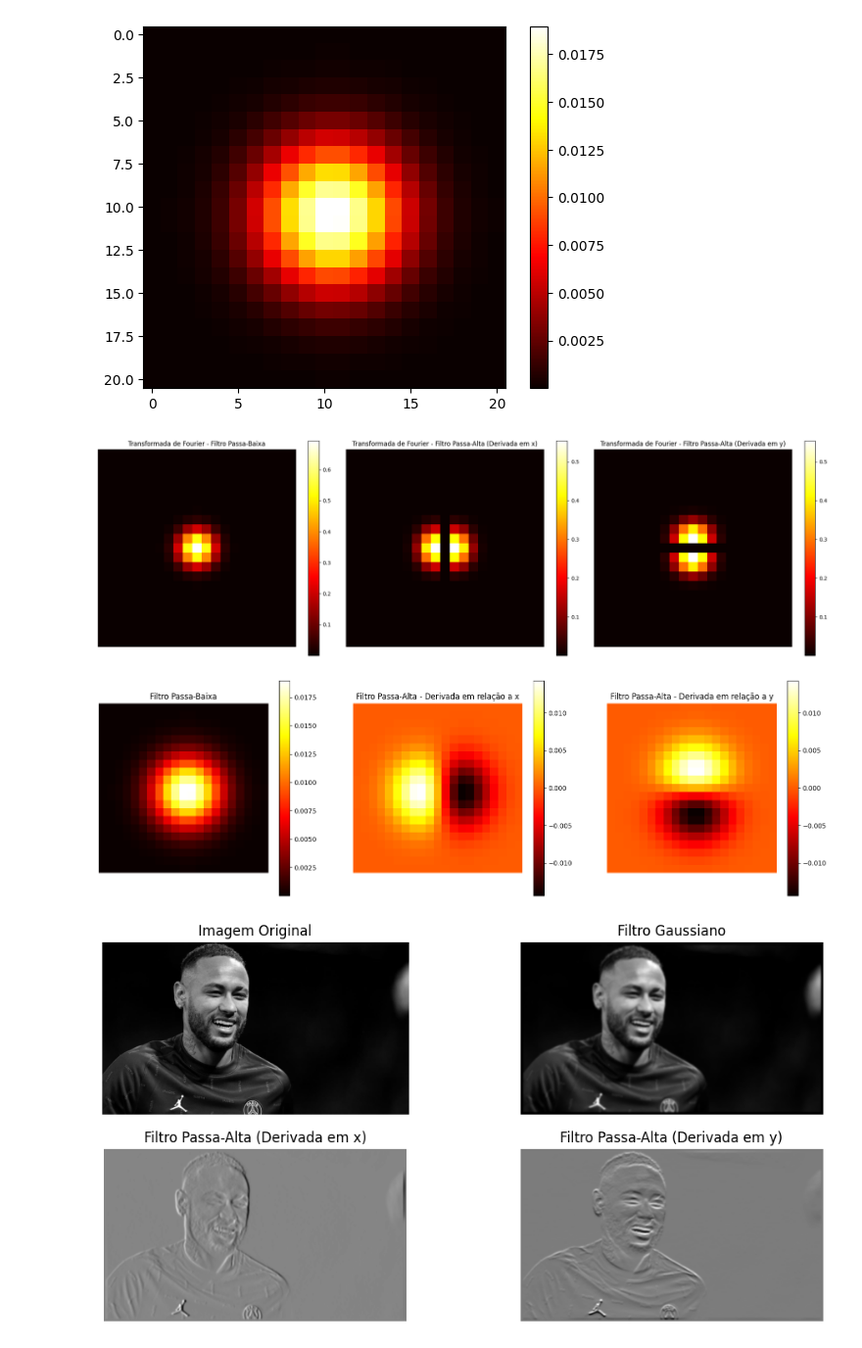
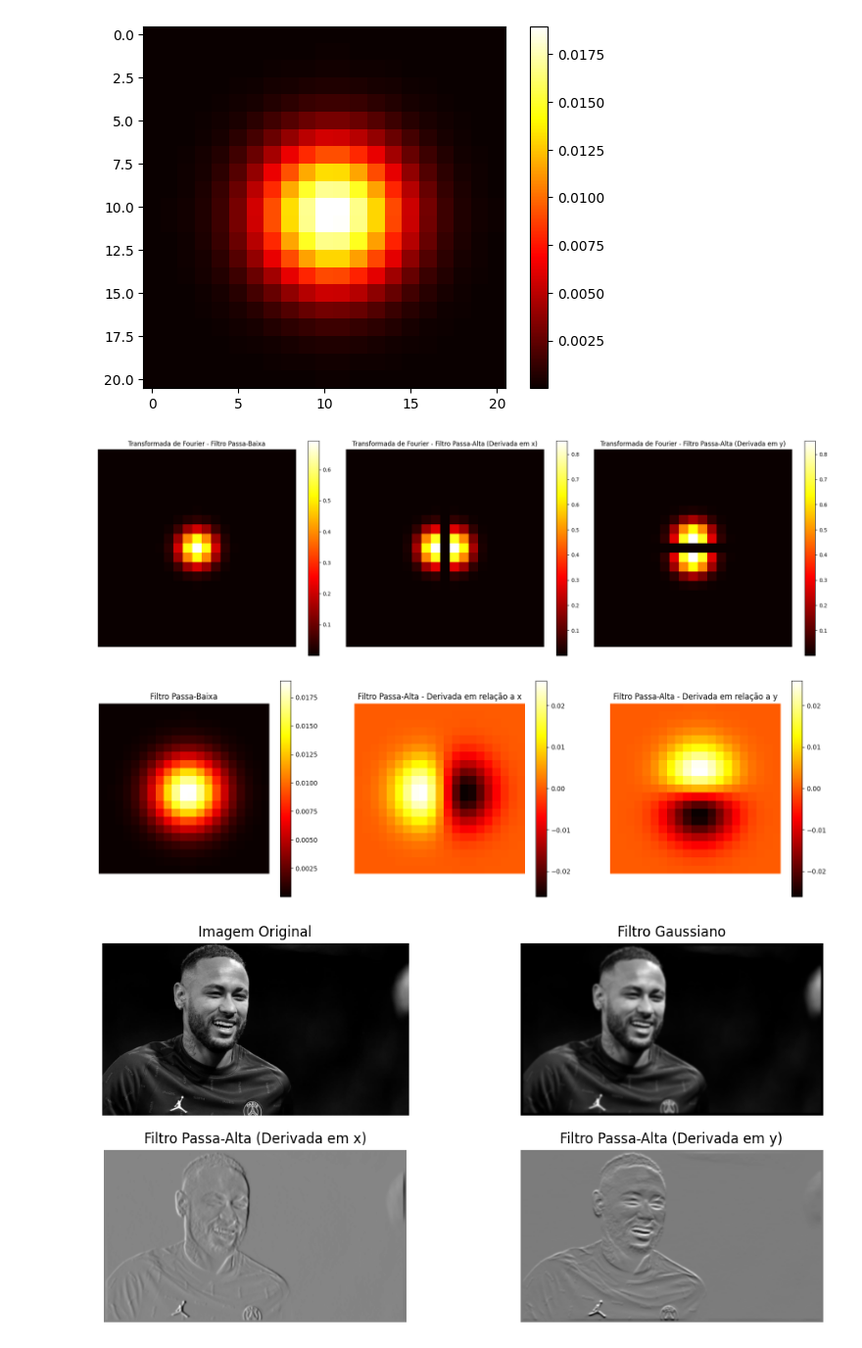
Before and after one commit to lorran-araujo/LNCC, a Jupyter notebook: disciplinas/processamento-imagens/lista-2/exercicio1.ipynb, the cells around one changed output. Shown at 98% size. Saved outputs shown, nothing was run; the diff lists cells and outputs as text; code cells hidden in the pictures.

```diff
--- a/disciplinas/processamento-imagens/lista-2/exercicio1.ipynb
+++ b/disciplinas/processamento-imagens/lista-2/exercicio1.ipynb
@@ -55,8 +55,8 @@ df_dx = - (x / (np.power(sigma,3) * np.sqrt(2*np.pi))) * np.exp(- (x**2 + y**2)
 df_dy = - (y / (np.power(sigma,3) * np.sqrt(2*np.pi))) * np.exp(- (x**2 + y**2) / (2 * (sigma ** 2)))
 
 # Normalização dos filtros de derivada
-df_dx /= np.sum(np.abs(df_dx))
-df_dy /= np.sum(np.abs(df_dy))
+df_dx /= np.sqrt(np.sum(df_dx**2))
+df_dy /= np.sqrt(np.sum(df_dy**2))
 
 # Visualização dos filtros no espaço da frequência
 plt.figure(figsize=(20, 6))
@@ -68,35 +68,35 @@ plt.subplot(1, 3, 2)
 plot_fourier_transform(df_dx, 'Transformada de Fourier - Filtro Passa-Alta (Derivada em x)')
 
 plt.subplot(1, 3, 3)
 plot_fourier_transform(df_dy, 'Transformada de Fourier - Filtro Passa-Alta (Derivada em y)')
 plt.tight_layout()
 plt.show()
 
 # Visualização dos filtros no espaço do domínio
 plt.figure(figsize=(20, 6))
 
 plt.subplot(1, 3, 1)
 plt.imshow(normal_pdf, cmap='hot', interpolation='nearest')
 plt.colorbar()
 plt.title('Filtro Passa-Baixa')
 plt.axis('off')
 
 plt.subplot(1, 3, 2)
 plt.imshow(df_dx, cmap='hot', interpolation='nearest')
 plt.colorbar()
 plt.title('Filtro Passa-Alta - Derivada em relação a x')
 plt.axis('off')
 
 plt.subplot(1, 3, 3)
 plt.imshow(df_dy, cmap='hot', interpolation='nearest')
 plt.colorbar()
 plt.title('Filtro Passa-Alta - Derivada em relação a y')
 plt.axis('off')
 
 plt.show()
 # %% [output]
-[figure, old version]
+[figure, new version]
-[figure, old version]
+[figure, new version]
 # %%
 from scipy.signal import convolve
 from skimage import io, color
```
Also changed, not shown: 15 other files.
